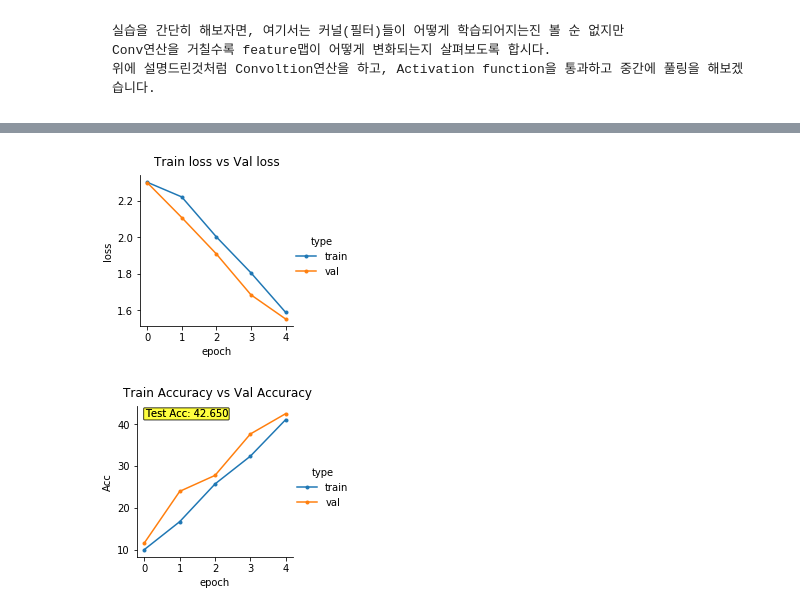
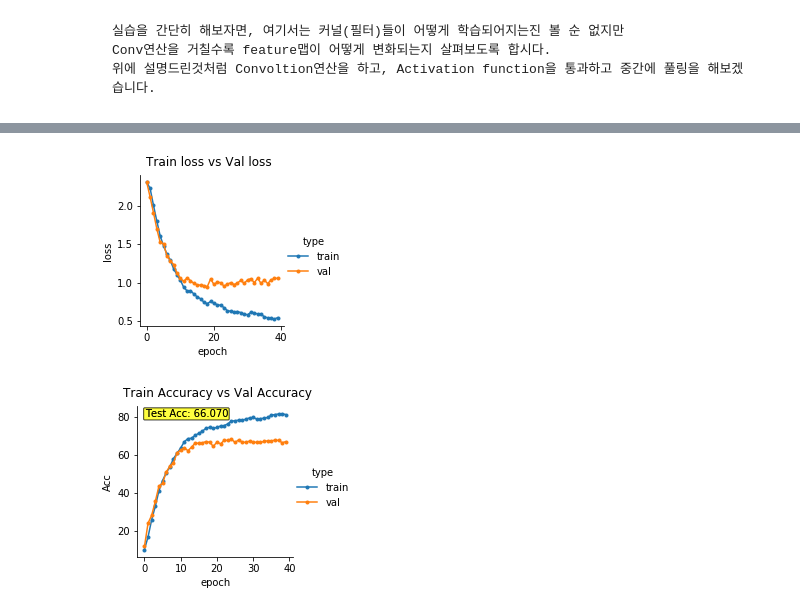
Before and after one commit to karaopea/cnn, a Jupyter notebook: dl4cv.ipynb, the cells around one changed output, grey strips where cells are left out. Drawn from its saved outputs; the diff is of its cells as text; code cells hidden in the pictures.

```diff
--- a/dl4cv.ipynb
+++ b/dl4cv.ipynb
@@ -993,7 +993,7 @@ args.act = 'relu'
 args.l2 = 0.00001
 args.optim = 'SGD'  # 'RMSprop' #SGD, RMSprop, ADAM...
 args.lr = 1e-3
-args.epoch = 50
+args.epoch = 40
 
 args.train_batch_size = 128
 args.test_batch_size = 32
@@ -1014,2 +1025,2 @@ Epoch 4, Acc(train/val): 41.11/42.54, Loss(train/val) 1.59/1.55. Took 10.24 sec
-[figure, old version]
+[figure, new version]
-[figure, old version]
+[figure, new version]
```
Also changed, not shown: parts of 2 cells of this notebook, 1 other file.
